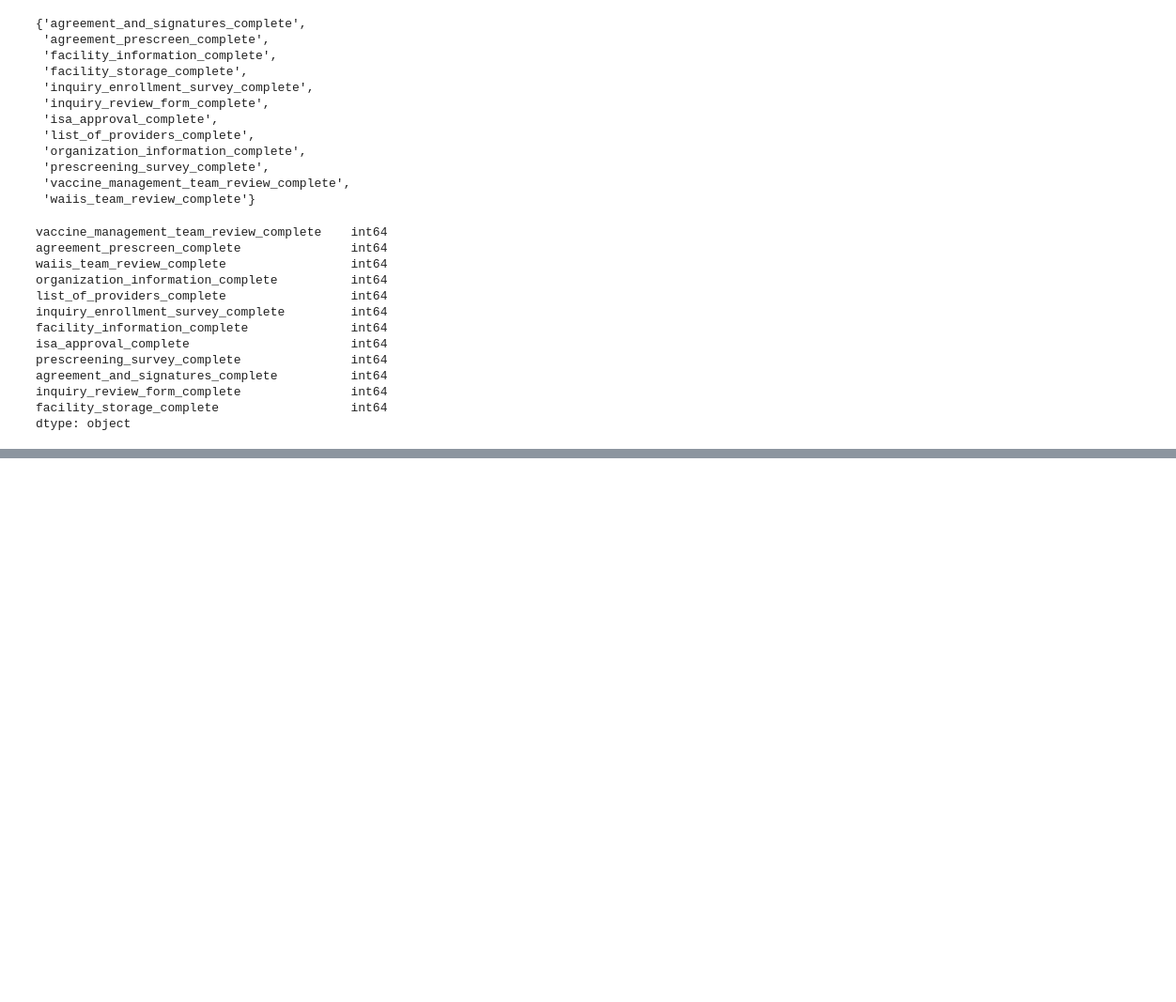
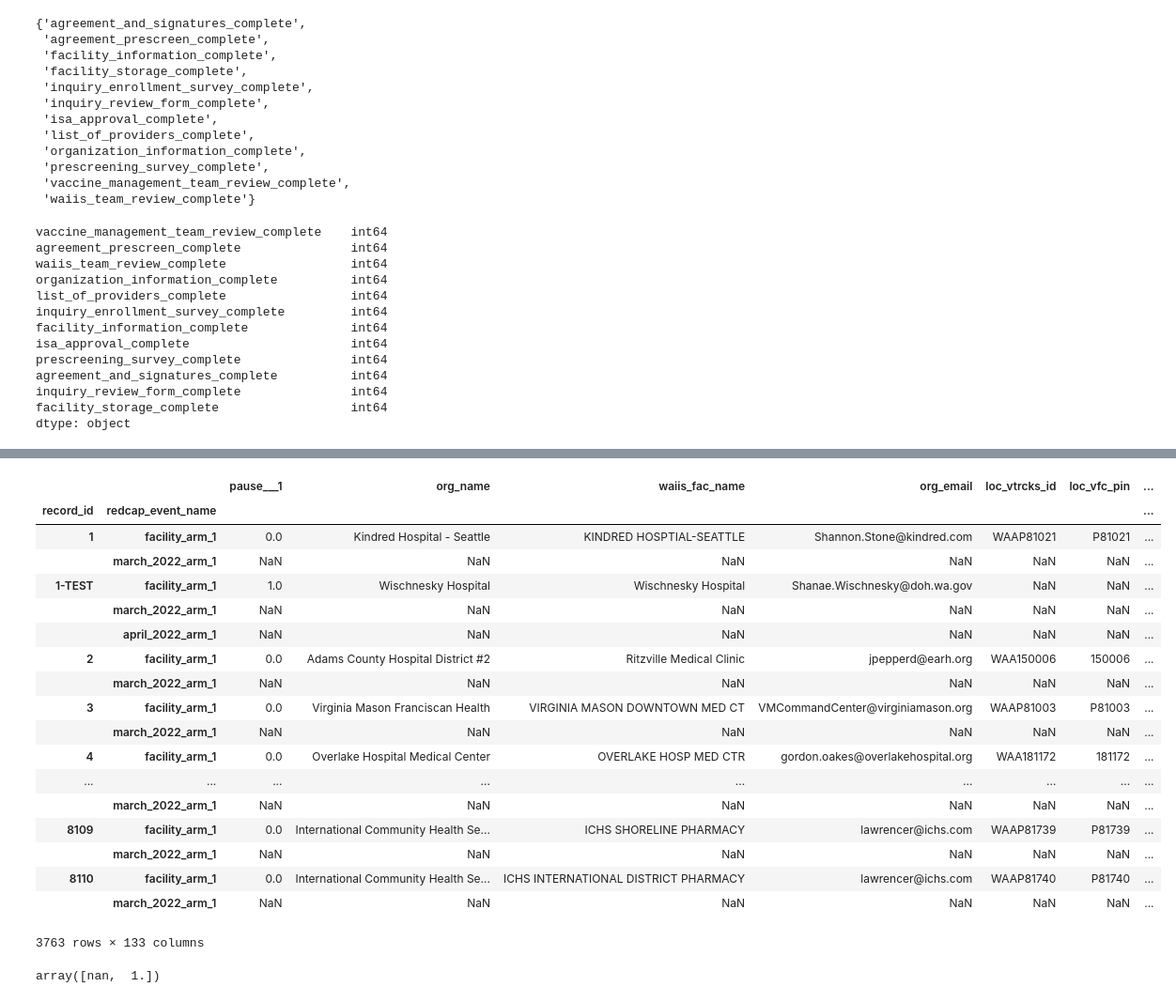
Before and after one commit to DOH-AXG5303/vaccine_storage_temperature, a Jupyter notebook: 2022_04_23_explore_project_data.ipynb, the cells around one changed output, grey strips where cells are left out. Shown at 94% size. Drawn from its saved outputs; the diff is of its cells as text; code cells hidden in the pictures; blank space fills up the shorter version.

```diff
--- a/2022_04_23_explore_project_data.ipynb
+++ b/2022_04_23_explore_project_data.ipynb
@@ -327,0 +380,22 @@ df_import_complete
+# %%
+df_prod278
+# %% [output]
+|  |  | pause___1 | org_name | waiis_fac_name | org_email | loc_vtrcks_id | loc_vfc_pin | ... |
+| record_id | redcap_event_name |  |  |  |  |  |  | ... |
+| 1 | facility_arm_1 | 0.0 | Kindred Hospital - Seattle | KINDRED HOSPTIAL-SEATTLE | Shannon.Stone@kindred.com | WAAP81021 | P81021 | ... |
+|  | march_2022_arm_1 | NaN | NaN | NaN | NaN | NaN | NaN | ... |
+| 1-TEST | facility_arm_1 | 1.0 | Wischnesky Hospital | Wischnesky Hospital | Shanae.Wischnesky@doh.wa.gov | NaN | NaN | ... |
+|  | march_2022_arm_1 | NaN | NaN | NaN | NaN | NaN | NaN | ... |
+|  | april_2022_arm_1 | NaN | NaN | NaN | NaN | NaN | NaN | ... |
+| 2 | facility_arm_1 | 0.0 | Adams County Hospital District #2 | Ritzville Medical Clinic | jpepperd@earh.org | WAA150006 | 150006 | ... |
+|  | march_2022_arm_1 | NaN | NaN | NaN | NaN | NaN | NaN | ... |
+| 3 | facility_arm_1 | 0.0 | Virginia Mason Franciscan Health | VIRGINIA MASON DOWNTOWN MED CT | VMCommandCenter@virginiamason.org | WAAP81003 | P81003 | ... |
+|  | march_2022_arm_1 | NaN | NaN | NaN | NaN | NaN | NaN | ... |
+| 4 | facility_arm_1 | 0.0 | Overlake Hospital Medical Center | OVERLAKE HOSP MED CTR | gordon.oakes@overlakehospital.org | WAA181172 | 181172 | ... |
+| ... | ... | ... | ... | ... | ... | ... | ... | ... |
+|  | march_2022_arm_1 | NaN | NaN | NaN | NaN | NaN | NaN | ... |
+| 8109 | facility_arm_1 | 0.0 | International Community Health Se... | ICHS SHORELINE PHARMACY | lawrencer@ichs.com | WAAP81739 | P81739 | ... |
+|  | march_2022_arm_1 | NaN | NaN | NaN | NaN | NaN | NaN | ... |
+| 8110 | facility_arm_1 | 0.0 | International Community Health Se... | ICHS INTERNATIONAL DISTRICT PHARMACY | lawrencer@ichs.com | WAAP81740 | P81740 | ... |
+|  | march_2022_arm_1 | NaN | NaN | NaN | NaN | NaN | NaN | ... |
+3763 rows × 133 columns
@@ -327,0 +408,4 @@ df_import_complete
+# %%
+fields_278["choice_value"].unique()
+# %% [output]
+array([nan,  1.])
```
Also changed, not shown: parts of 11 cells of this notebook.
